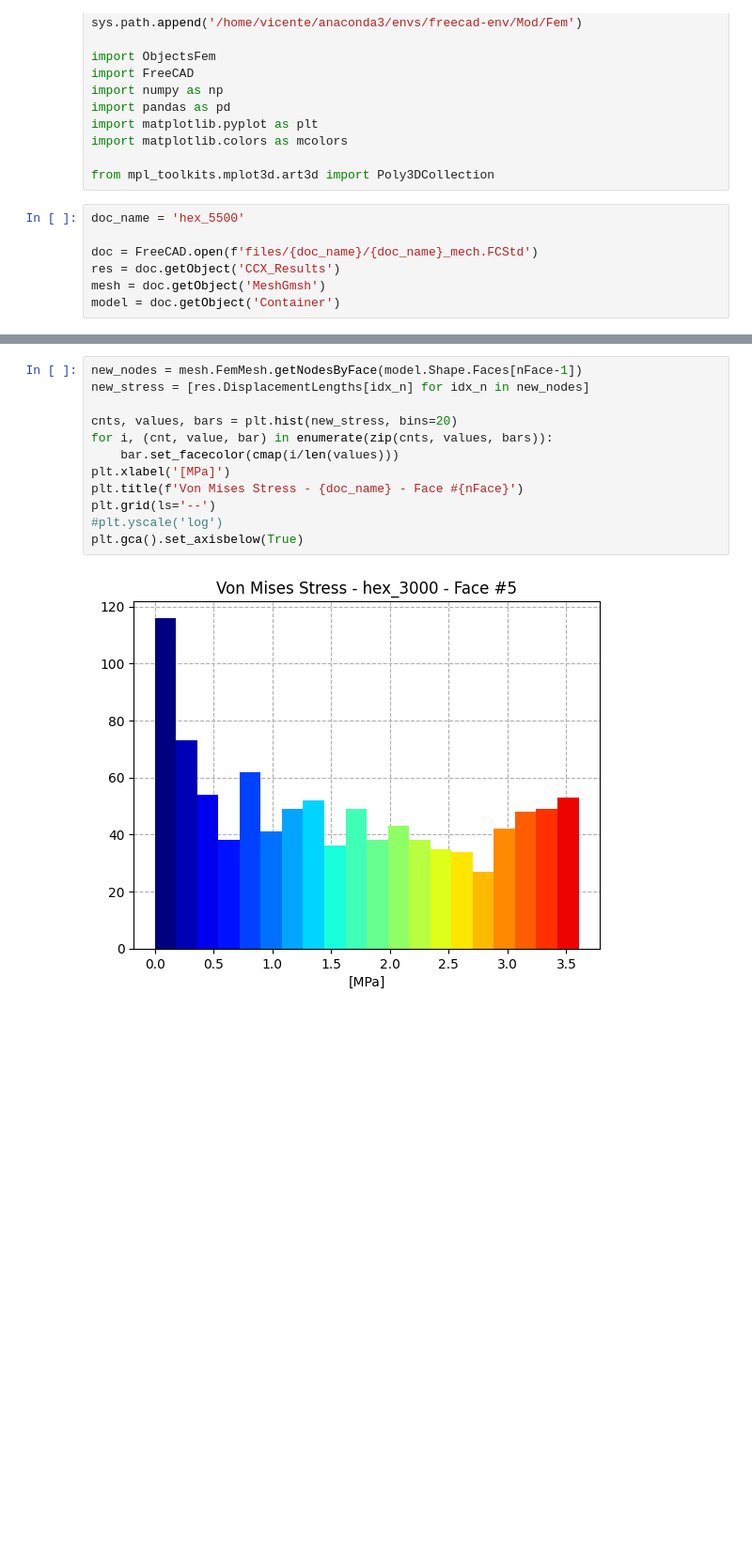
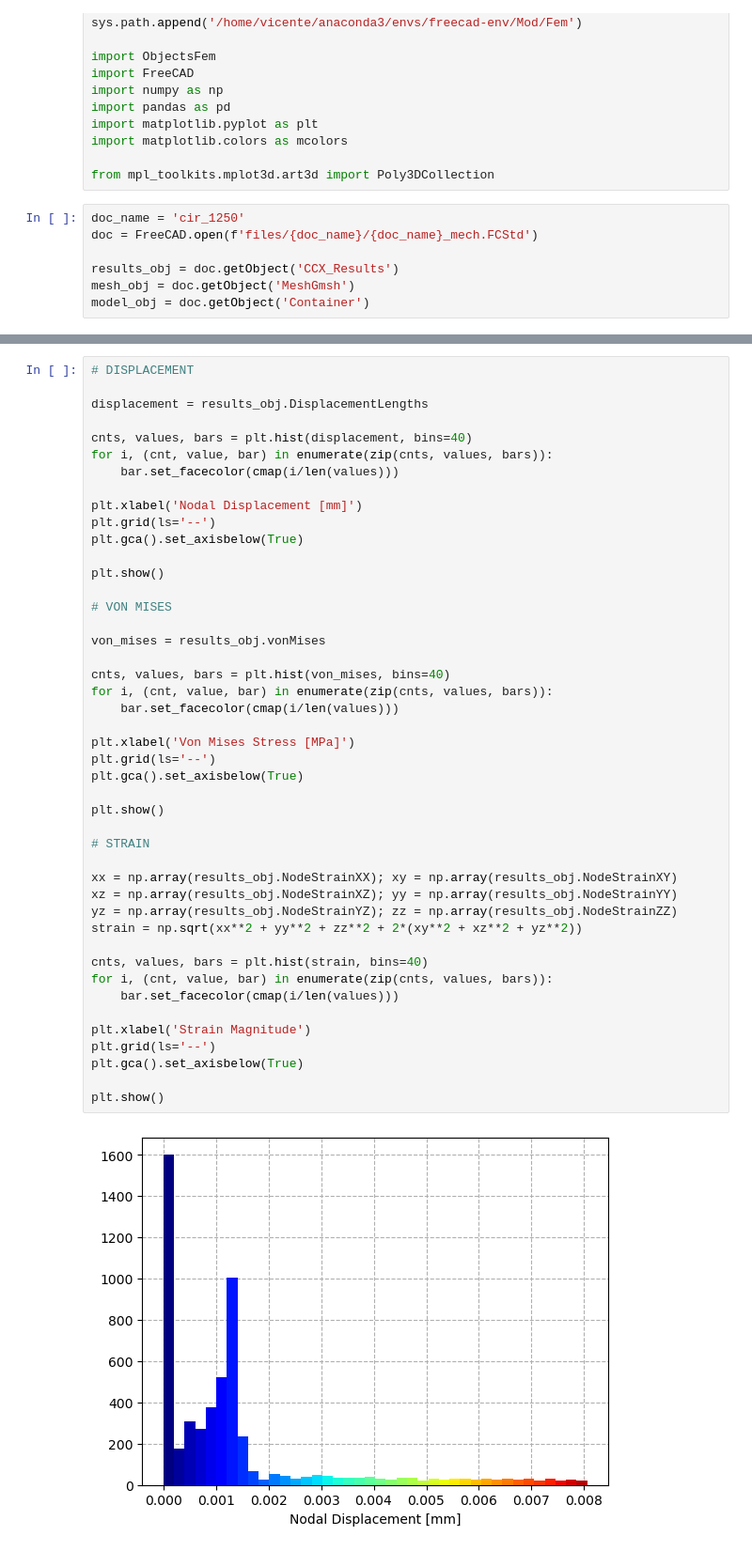
Before and after one commit to MarcoAyalaT/Vicente, a Jupyter notebook: WCD_analysis/plotStatic.ipynb, the cells around one changed output, grey strips where cells are left out. Shown at 94% size. Drawn from its saved outputs; the diff is of its cells as text; blank space fills up the shorter version.

Commit message:
Optimize code, plotting & conda
Solved some optimization problems, improved plots in Jupyter notebooks, and modified run files to ensure compatibility with FreeCAD 1.0 using conda environment

```diff
--- a/WCD_analysis/plotStatic.ipynb
+++ b/WCD_analysis/plotStatic.ipynb
@@ -14,9 +14,9 @@ import matplotlib.colors as mcolors
 
 from mpl_toolkits.mplot3d.art3d import Poly3DCollection
 # %%
-doc_name = 'hex_5500'
+doc_name = 'cir_1250'
+doc = FreeCAD.open(f'files/{doc_name}/{doc_name}_mech.FCStd')
 
-doc = FreeCAD.open(f'files/{doc_name}/{doc_name}_mech.FCStd')
-res = doc.getObject('CCX_Results')
-mesh = doc.getObject('MeshGmsh')
-model = doc.getObject('Container')
+results_obj = doc.getObject('CCX_Results')
+mesh_obj = doc.getObject('MeshGmsh')
+model_obj = doc.getObject('Container')
@@ -52,14 +112,47 @@ plt.show()
 # %%
-new_nodes = mesh.FemMesh.getNodesByFace(model.Shape.Faces[nFace-1])
-new_stress = [res.DisplacementLengths[idx_n] for idx_n in new_nodes]
+# DISPLACEMENT
 
-cnts, values, bars = plt.hist(new_stress, bins=20)
+displacement = results_obj.DisplacementLengths
+
+cnts, values, bars = plt.hist(displacement, bins=40)
 for i, (cnt, value, bar) in enumerate(zip(cnts, values, bars)):
     bar.set_facecolor(cmap(i/len(values)))
-plt.xlabel('[MPa]')
-plt.title(f'Von Mises Stress - {doc_name} - Face #{nFace}')
+
+plt.xlabel('Nodal Displacement [mm]')
 plt.grid(ls='--')
-#plt.yscale('log')
 plt.gca().set_axisbelow(True)
+
+plt.show()
+
+# VON MISES
+
+von_mises = results_obj.vonMises
+
+cnts, values, bars = plt.hist(von_mises, bins=40)
+for i, (cnt, value, bar) in enumerate(zip(cnts, values, bars)):
+    bar.set_facecolor(cmap(i/len(values)))
+
+plt.xlabel('Von Mises Stress [MPa]')
+plt.grid(ls='--')
+plt.gca().set_axisbelow(True)
+
+plt.show()
+
+# STRAIN
+
+xx = np.array(results_obj.NodeStrainXX); xy = np.array(results_obj.NodeStrainXY)
+xz = np.array(results_obj.NodeStrainXZ); yy = np.array(results_obj.NodeStrainYY)
+yz = np.array(results_obj.NodeStrainYZ); zz = np.array(results_obj.NodeStrainZZ)
+strain = np.sqrt(xx**2 + yy**2 + zz**2 + 2*(xy**2 + xz**2 + yz**2))
+
+cnts, values, bars = plt.hist(strain, bins=40)
+for i, (cnt, value, bar) in enumerate(zip(cnts, values, bars)):
+    bar.set_facecolor(cmap(i/len(values)))
+
+plt.xlabel('Strain Magnitude')
+plt.grid(ls='--')
+plt.gca().set_axisbelow(True)
+
+plt.show()
 # %% [output]
-[figure, old version]
+[figure, new version]
```
Also changed, not shown: parts of 8 cells of this notebook, 6 other files.
